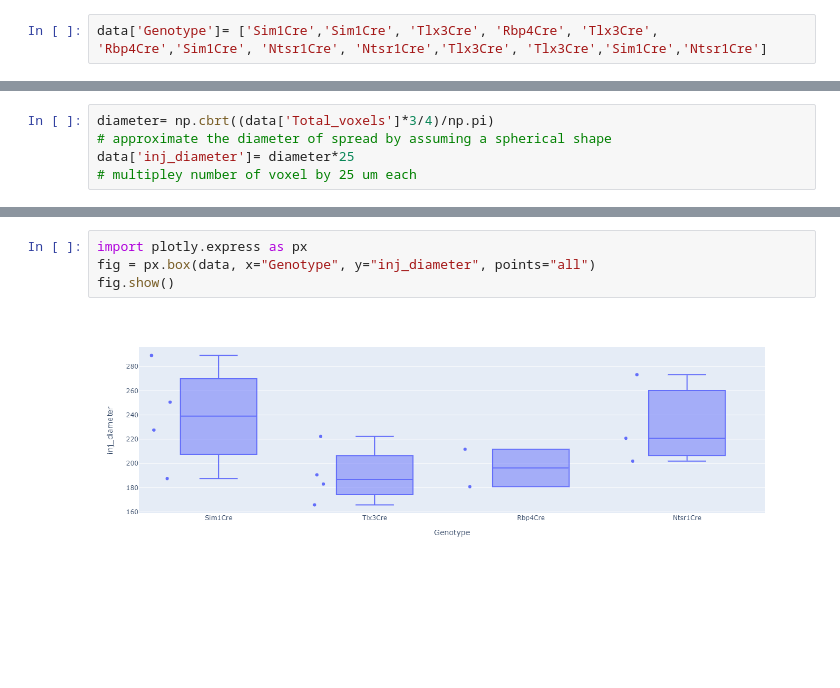
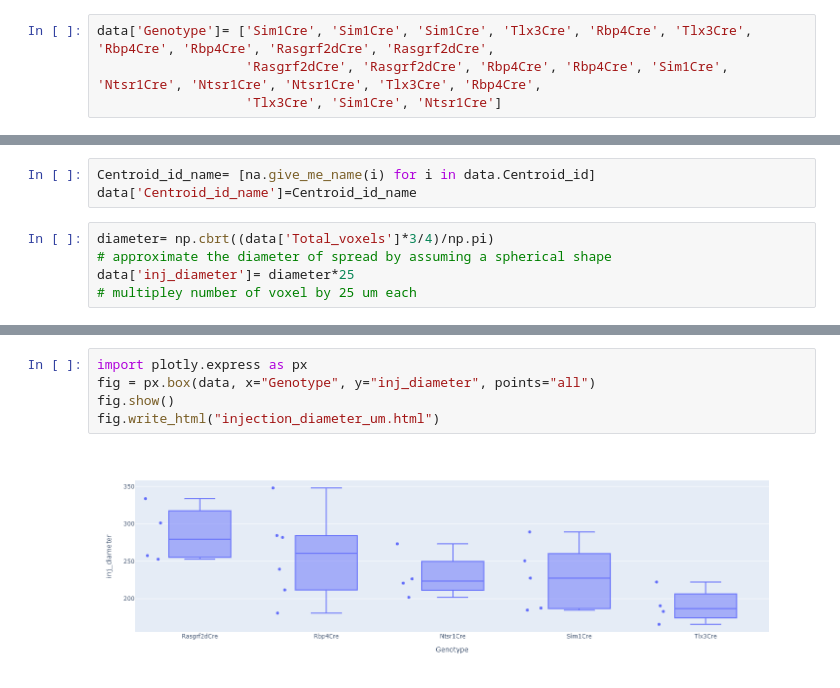
Before and after one commit to YANQI-LIU/Image_Registration, a Jupyter notebook: PlottingGraph.ipynb, the cells around one changed output, grey strips where cells are left out. Drawn from its saved outputs; the diff is of its cells as text; blank space fills up the shorter version.

```diff
--- a/PlottingGraph.ipynb
+++ b/PlottingGraph.ipynb
@@ -177,5 +180,7 @@ data
 # %%
-data['Genotype']= ['Sim1Cre','Sim1Cre', 'Tlx3Cre', 'Rbp4Cre', 'Tlx3Cre', 'Rbp4Cre','Sim1Cre', 'Ntsr1Cre', 'Ntsr1Cre','Tlx3Cre', 'Tlx3Cre','Sim1Cre','Ntsr1Cre']
+data['Genotype']= ['Sim1Cre', 'Sim1Cre', 'Sim1Cre', 'Tlx3Cre', 'Rbp4Cre', 'Tlx3Cre', 'Rbp4Cre', 'Rbp4Cre', 'Rasgrf2dCre', 'Rasgrf2dCre',
+                   'Rasgrf2dCre', 'Rasgrf2dCre', 'Rbp4Cre', 'Rbp4Cre', 'Sim1Cre', 'Ntsr1Cre', 'Ntsr1Cre', 'Ntsr1Cre', 'Tlx3Cre', 'Rbp4Cre',
+                   'Tlx3Cre', 'Sim1Cre', 'Ntsr1Cre']
 # %%
 data
 # %% [output]
@@ -213,3 +204,6 @@ data.sort_values(by=['Genotype', 'Centroid_id'])
+# %%
+Centroid_id_name= [na.give_me_name(i) for i in data.Centroid_id]
+data['Centroid_id_name']=Centroid_id_name
 # %%
 diameter= np.cbrt((data['Total_voxels']*3/4)/np.pi)
 # approximate the diameter of spread by assuming a spherical shape
@@ -218,8 +219,9 @@ data['inj_diameter']= diameter*25
 # %%
 import plotly.express as px
 fig = px.box(data, x="Genotype", y="inj_diameter", points="all")
 fig.show()
+fig.write_html("injection_diameter_um.html")
 # %% [output]
-[figure, old version]
+[figure, new version]
 # %%
 data=data.sort_values(by=['Centroid_id', 'Genotype'])
```
Also changed, not shown: parts of 13 cells of this notebook, 1 other file.
